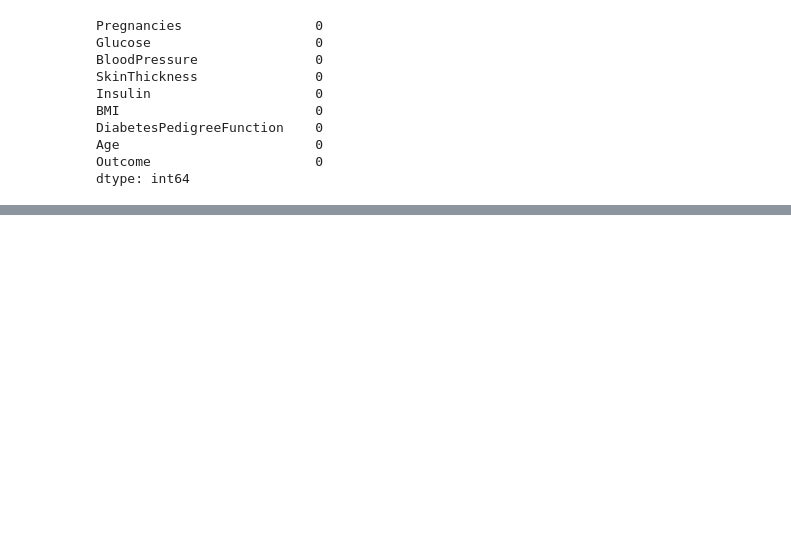
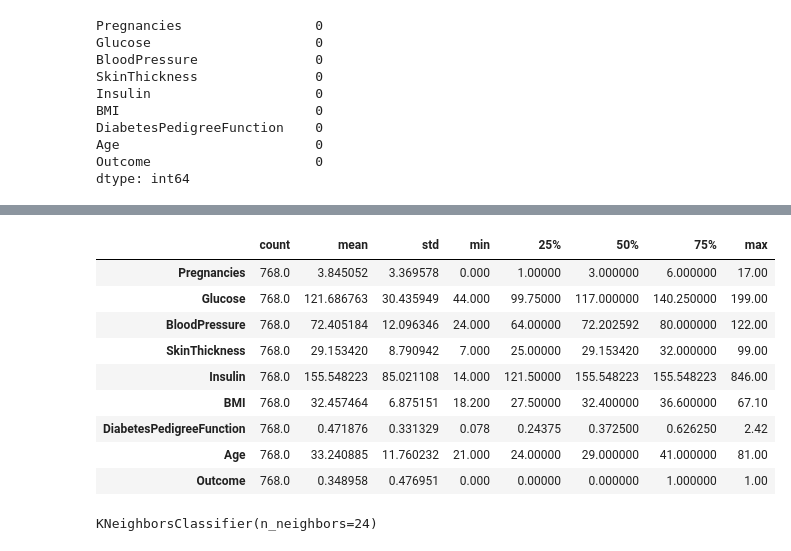
Before and after one commit to shikharsingh2697/Diabetes-Prediction, a Jupyter notebook: DiabetesPrediction.ipynb, the cells around one changed output, grey strips where cells are left out. Cells and saved outputs as stored; diff of their text form; code cells hidden in the pictures; blank space fills up the shorter version.

```diff
--- a/DiabetesPrediction.ipynb
+++ b/DiabetesPrediction.ipynb
@@ -86,0 +114,14 @@ Number of False cases: 500 (65.10%)
+# %%
+# Statistical summary
+df2.describe().T
+# %% [output]
+|  | count | mean | std | min | 25% | 50% | 75% | max |
+| Pregnancies | 768.0 | 3.845052 | 3.369578 | 0.000 | 1.00000 | 3.000000 | 6.000000 | 17.00 |
+| Glucose | 768.0 | 121.686763 | 30.435949 | 44.000 | 99.75000 | 117.000000 | 140.250000 | 199.00 |
+| BloodPressure | 768.0 | 72.405184 | 12.096346 | 24.000 | 64.00000 | 72.202592 | 80.000000 | 122.00 |
+| SkinThickness | 768.0 | 29.153420 | 8.790942 | 7.000 | 25.00000 | 29.153420 | 32.000000 | 99.00 |
+| Insulin | 768.0 | 155.548223 | 85.021108 | 14.000 | 121.50000 | 155.548223 | 155.548223 | 846.00 |
+| BMI | 768.0 | 32.457464 | 6.875151 | 18.200 | 27.50000 | 32.400000 | 36.600000 | 67.10 |
+| DiabetesPedigreeFunction | 768.0 | 0.471876 | 0.331329 | 0.078 | 0.24375 | 0.372500 | 0.626250 | 2.42 |
+| Age | 768.0 | 33.240885 | 11.760232 | 21.000 | 24.00000 | 29.000000 | 41.000000 | 81.00 |
+| Outcome | 768.0 | 0.348958 | 0.476951 | 0.000 | 0.00000 | 0.000000 | 1.000000 | 1.00 |
@@ -86,0 +146,30 @@ Number of False cases: 500 (65.10%)
+# %%
+# Random forest Algorithm
+rf = RandomForestClassifier(n_estimators = 11, criterion = 'entropy', random_state = 42)
+rf.fit(X_train, y_train)
+
+# Support Vector Classifier Algorithm
+svc = SVC(kernel = 'linear', random_state = 42)
+svc.fit(X_train, y_train)
+
+#Logistic Regression Algorithm
+lr = LogisticRegression(random_state = 42)
+lr.fit(X_train, y_train)
+
+# Naive Bayes Algorithm
+nb = GaussianNB()
+nb.fit(X_train, y_train)
+
+#Gradient Bossting Classifier Algorithm
+gb = GradientBoostingClassifier(random_state=42)
+gb.fit(X_train, y_train)
+
+# Decision tree Algorithm
+dtree = DecisionTreeClassifier(criterion = 'entropy', random_state = 42)
+dtree.fit(X_train, y_train)
+
+#K nearest neighbors Algorithm
+knn = KNeighborsClassifier(n_neighbors = 24, metric = 'minkowski', p = 2)
+knn.fit(X_train, y_train)
+# %% [output]
+KNeighborsClassifier(n_neighbors=24)
```
Also changed, not shown: parts of 17 cells of this notebook.
